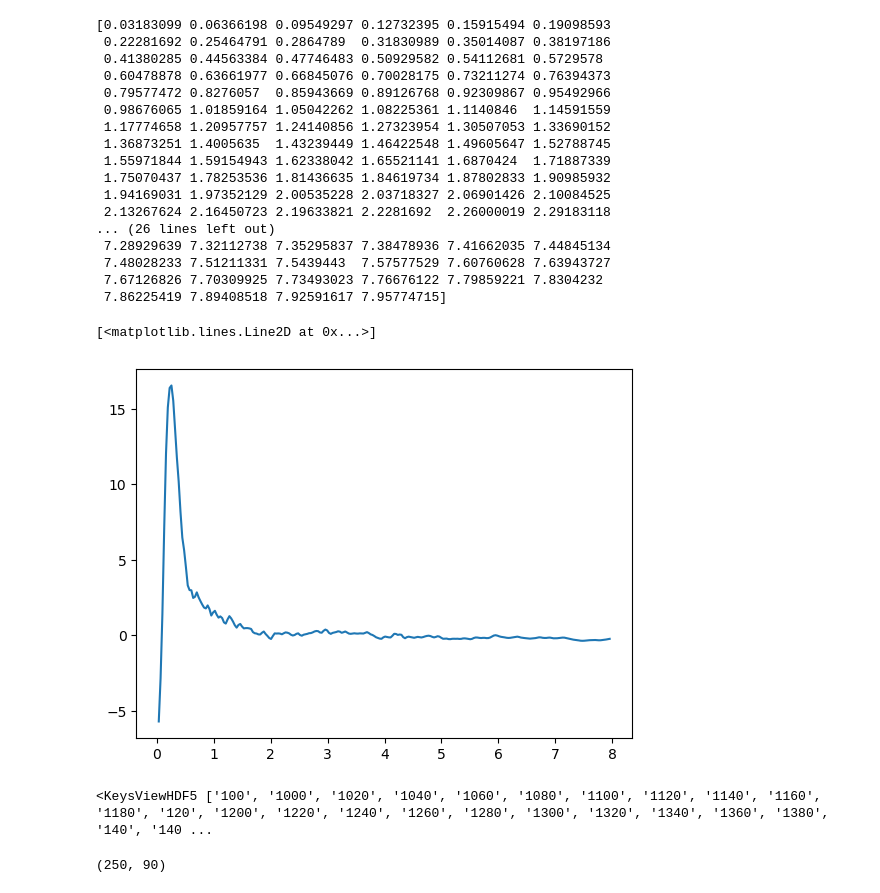
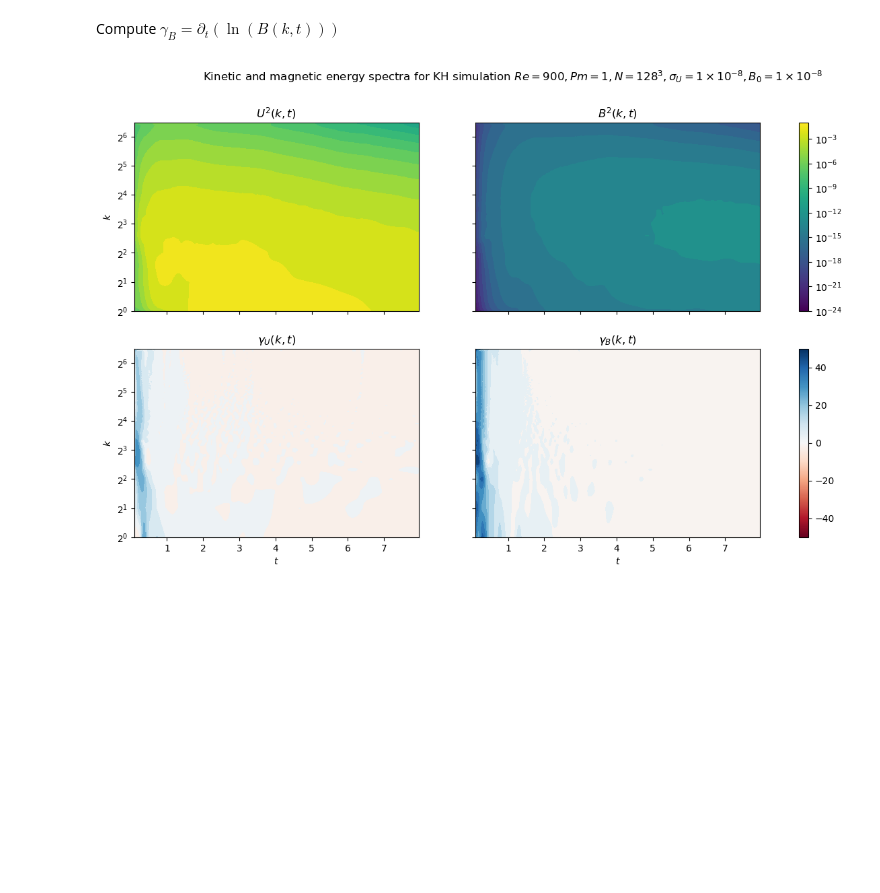
Before and after one commit to ben-goldman/khmhd, a Jupyter notebook: src/plot_gamma_spectrum.ipynb, the cells around one changed output. Saved outputs shown, nothing was run; the diff lists cells and outputs as text; code cells hidden in the pictures; blank space fills up the shorter version.

```diff
--- a/src/plot_gamma_spectrum.ipynb
+++ b/src/plot_gamma_spectrum.ipynb
@@ -7,66 +9,54 @@ from findiff import FinDiff
 from numpy import log10 as log
 # %%
 f = h5py.File("out_M8_Re900.0.h5")
-bk = f["Bk"][:]
-uk = f["Uk"][:]
-uk[uk==0.0] = np.nan
-bk[bk==0.0] = np.nan
+B_kt = f["Bk"][2:]
+U_kt = f["Uk"][2:]
+B_t = f["B_mean"][2:, 0]
+U_t = f["U_mean"][2:, 0]
+B_kt[B_kt==0.0] = np.nan
+U_kt[U_kt==0.0] = np.nan
 # %%
-ts = f["sim_time"][:]/(2*np.pi)
-k = np.arange(1, len(uk[0])+1)
+ts = f["sim_time"][2:]/(2*np.pi)
+k = np.arange(1, len(B_kt[0])+1)
 kk, tt = np.meshgrid(k, ts)
-# %%
-print(ts)
-# %% [output]
-[0.03183099 0.06366198 0.09549297 0.12732395 0.15915494 0.19098593
- 0.22281692 0.25464791 0.2864789  0.31830989 0.35014087 0.38197186
- 0.41380285 0.44563384 0.47746483 0.50929582 0.54112681 0.5729578
- 0.60478878 0.63661977 0.66845076 0.70028175 0.73211274 0.76394373
- 0.79577472 0.8276057  0.85943669 0.89126768 0.92309867 0.95492966
- 0.98676065 1.01859164 1.05042262 1.08225361 1.1140846  1.14591559
- 1.17774658 1.20957757 1.24140856 1.27323954 1.30507053 1.33690152
- 1.36873251 1.4005635  1.43239449 1.46422548 1.49605647 1.52788745
- 1.55971844 1.59154943 1.62338042 1.65521141 1.6870424  1.71887339
- 1.75070437 1.78253536 1.81436635 1.84619734 1.87802833 1.90985932
- 1.94169031 1.97352129 2.00535228 2.03718327 2.06901426 2.10084525
- 2.13267624 2.16450723 2.19633821 2.2281692  2.26000019 2.29183118
-... (26 lines left out)
- 7.28929639 7.32112738 7.35295837 7.38478936 7.41662035 7.44845134
- 7.48028233 7.51211331 7.5439443  7.57577529 7.60760628 7.63943727
- 7.67126826 7.70309925 7.73493023 7.76676122 7.79859221 7.8304232
- 7.86225419 7.89408518 7.92591617 7.95774715]
+# %% [markdown]
+Compute $\gamma_B = \partial_t(\ln(B(k, t)))$
 # %%
 d_dt = FinDiff(0, ts[1] - ts[0])
-g_u = d_dt(np.log(uk))
-g_b = d_dt(np.log(bk))
-# Mask suspicious funny stuff?
-g_u[(g_u > 10) | (g_u < -5)] = np.nan
-g_b[(g_b > 10) | (g_b < -5)] = np.nan
+gU_kt = d_dt(np.log(U_kt))
+gB_kt = d_dt(np.log(B_kt))
+gU_kt[(gU_kt > 50)] = np.nan
+gB_kt[(gB_kt > 50)] = np.nan
+gB_t = d_dt(np.log(B_t))
+gU_t = d_dt(np.log(U_t))
 # %%
-fig, axs = plt.subplots(2,2, sharex=True, sharey=True, figsize=(20, 10))
-datas = np.array([[uk, bk], [g_u, g_b]])
+fig, axs = plt.subplots(2,2, sharex=True, sharey=True, figsize=(15, 8))
+datas = np.array([[U_kt, B_kt], [gU_kt, gB_kt]])
 titles = np.array([["$U^2(k, t)$", "$B^2(k, t)$"], ["$\gamma_U(k, t)$", "$\gamma_B(k, t)$"]])
 
 for i in (0, 1):
     if not i:
         cmap = colormaps["viridis"]
         normalizer = colors.LogNorm(1e-24, 1e-1)
         im = cm.ScalarMappable(norm=normalizer, cmap=cmap)
         tk=ticker.LogLocator(numticks=30)
     else:
-        cmap = colormaps["viridis"]
-        normalizer = colors.Normalize(-5, 30)
+        cmap = colormaps["RdBu"]
+        normalizer = colors.Normalize(-50, 50)
         im = cm.ScalarMappable(norm=normalizer, cmap=cmap)
         tk = ticker.LinearLocator()
     for j in (0, 1):
         data = datas[i, j]
         ax = axs[i, j]
         ax.contourf(tt, kk, data, cmap=cmap, norm=normalizer, locator=tk)
         ax.set_yscale("log", base=2)
         ax.set_title(titles[i, j])
         if i:
             ax.set_xlabel("$t$")
         if not j:
             ax.set_ylabel("$k$")
     fig.colorbar(im, ax=axs[i].ravel().tolist())
-# plt.savefig("gamma_spectrum.pdf")
+fig.suptitle(r"Kinetic and magnetic energy spectra for KH simulation $Re = 900, Pm = 1, N = 128^3, \sigma_U = 1\times10^{-8}, B_0 = 1\times10^{-8}$")
+plt.savefig("gUB_kt.pdf")
+# %% [output]
+[figure, added]
@@ -75,15 +62,0 @@ b_bar = f["B_mean"][:, 0]
-# %%
-plt.plot(ts, d_dt(np.log(b_bar)))
-# %% [output]
-[<matplotlib.lines.Line2D at 0x...>]
-[figure, removed]
-# %%
-img = h5py.File("img_M6_Re73.0_w.h5")
-img["UB0/3D"].keys()
-plt.imshow(img["UB0/3D/
-# %% [output]
-<KeysViewHDF5 ['100', '1000', '1020', '1040', '1060', '1080', '1100', '1120', '1140', '1160', '1180', '120', '1200', '1220', '1240', '1260', '1280', '1300', '1320', '1340', '1360', '1380', '140', '140 ...
-# %%
-b_bar.shape
-# %% [output]
-(250, 90)
```
Also changed, not shown: parts of 5 cells of this notebook, 6 other files.
